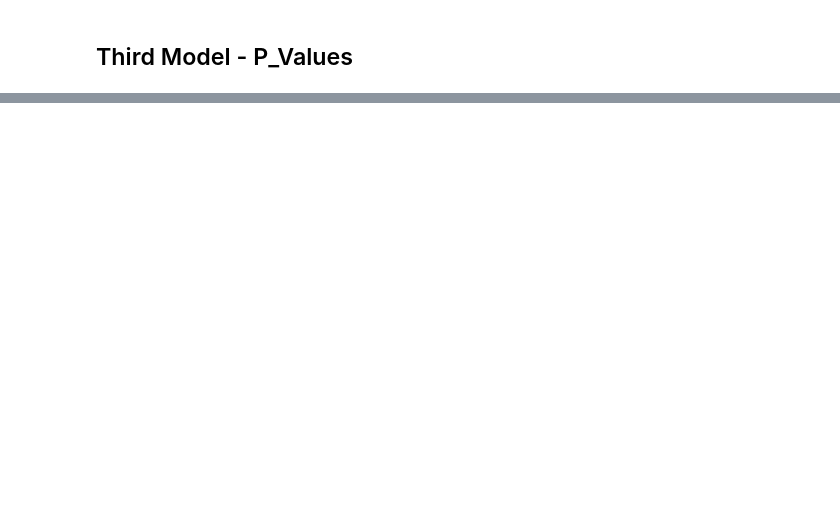
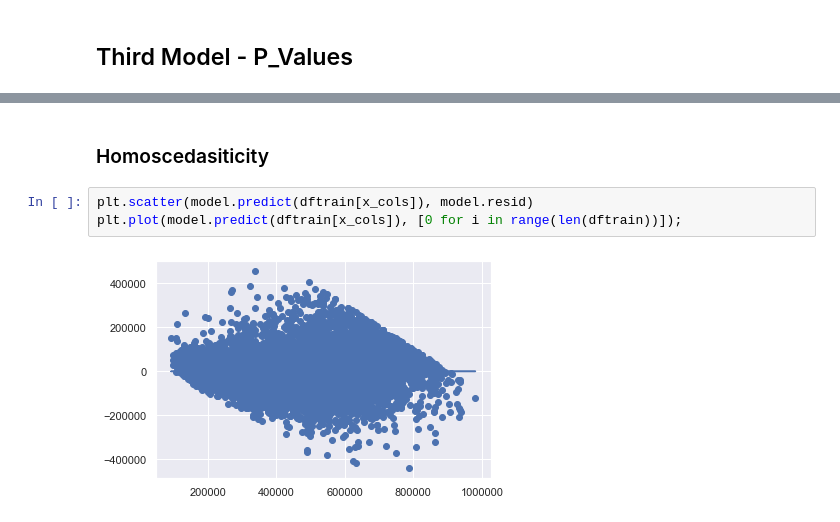
Before and after one commit to Deric-Williamson/house-sales-regression-model, a Jupyter notebook: Data_Cleaning.ipynb, the cells around one changed output, grey strips where cells are left out. Saved outputs shown, nothing was run; the diff lists cells and outputs as text; blank space fills up the shorter version.

```diff
--- a/Data_Cleaning.ipynb
+++ b/Data_Cleaning.ipynb
@@ -810,0 +858,7 @@ p_table.head()
+# %% [markdown]
+### Homoscedasiticity
+# %%
+plt.scatter(model.predict(dftrain[x_cols]), model.resid)
+plt.plot(model.predict(dftrain[x_cols]), [0 for i in range(len(dftrain))]);
+# %% [output]
+[figure, added]
```
Also changed, not shown: parts of 30 cells of this notebook.
